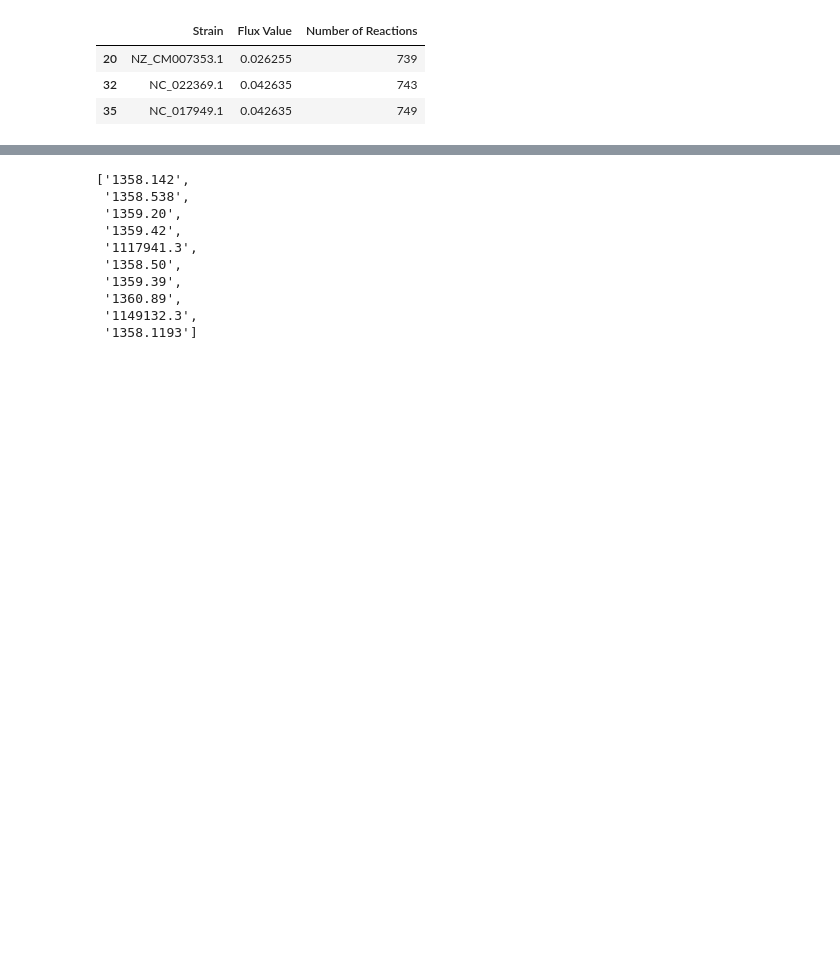
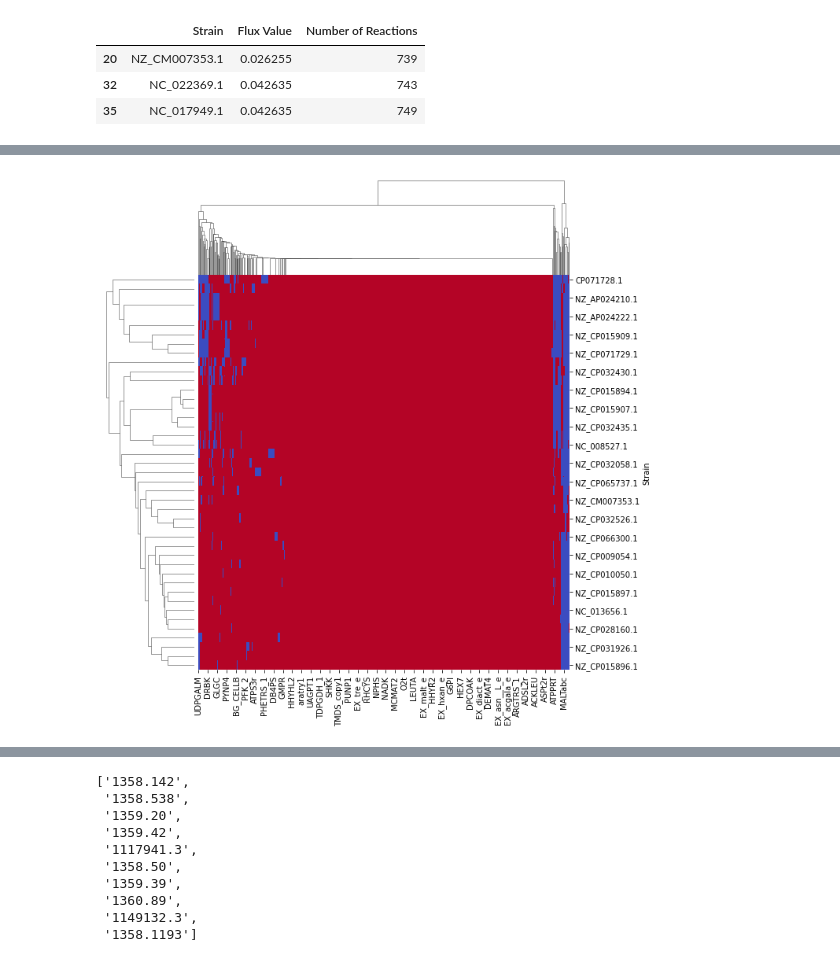
Before and after one commit to fcomnozz/GALLANT_gapfilling, a Jupyter notebook: experiment/Experiment.ipynb, the cells around one changed output, grey strips where cells are left out. Cells and saved outputs as stored; diff of their text form; code cells hidden in the pictures; blank space fills up the shorter version.

```diff
--- a/experiment/Experiment.ipynb
+++ b/experiment/Experiment.ipynb
@@ -128,0 +143,9 @@ Number of Reactions:  754
+# %%
+# performing FBA again
+IDs = [x.id for x in strain_models]
+Flux_values = [x.optimize().objective_value for x in strain_models]
+Reactions = [len(x.reactions) for x in strain_models]
+
+d = {'Strain': IDs, 'Flux Value': Flux_values, 'Number of Reactions': Reactions}
+df = pd.DataFrame(d)
+df
@@ -128,0 +170,3 @@ Number of Reactions:  754
+# %%
+# Clustermap for strain variability
+ref_reactions = [x.id for x in l_lactis_ref.reactions]
@@ -128,0 +175,15 @@ Number of Reactions:  754
+# %%
+all_mr =[]
+for r in ref_reactions:
+    mr = []
+    for model in strain_models:
+        if r in model.reactions:
+            mr.append(1)
+        else:
+            mr.append(0)
+    all_mr.append(mr)
+
+for i in range(len(ref_reactions)):
+    strains[ref_reactions[i]] = all_mr[i]
+
+strains
@@ -128,0 +209,2 @@ Number of Reactions:  754
+# %%
+strains.index = strains['Strain']
@@ -129 +213,5 @@ Number of Reactions:  754
+# %%
+g = sns.clustermap(strains, cbar_pos=None, cmap = 'coolwarm')
+# %% [output]
+[figure, added]
 # %%
```
Also changed, not shown: parts of 110 cells of this notebook.
